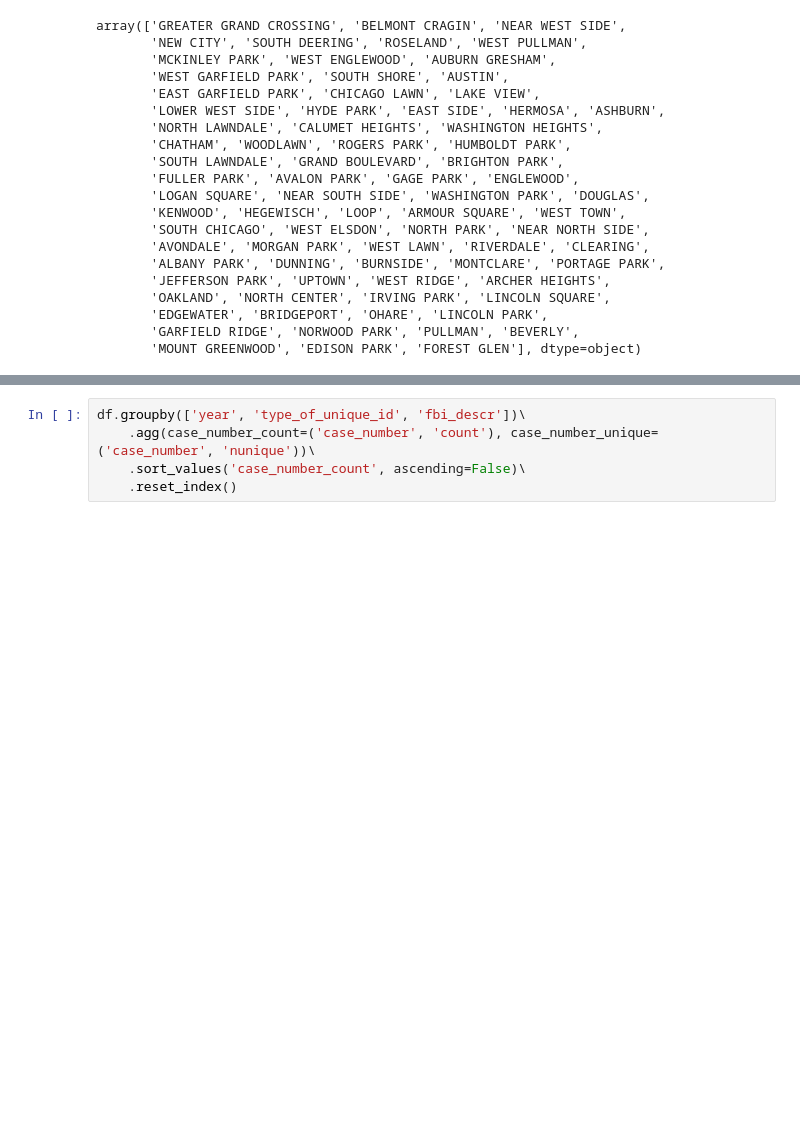
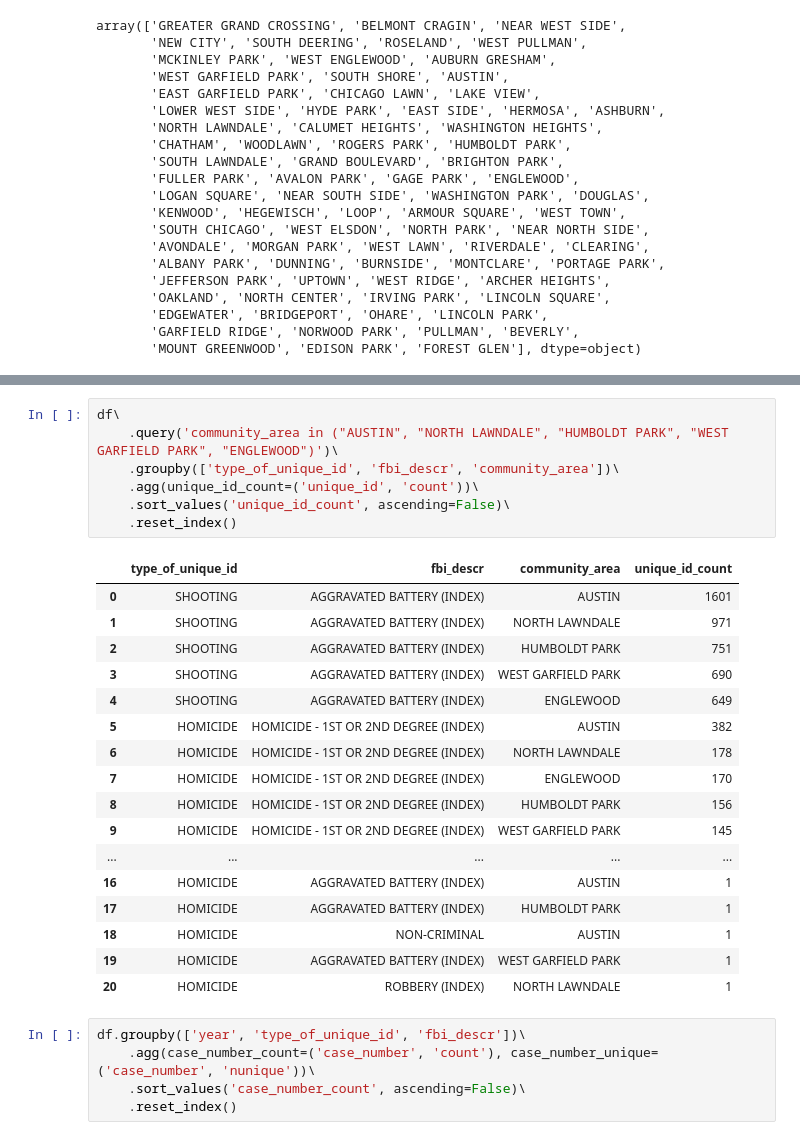
Before and after one commit to RomanD83/violence_reduction, a Jupyter notebook: vr.ipynb, the cells around one changed output, grey strips where cells are left out. Drawn from its saved outputs; the diff is of its cells as text; blank space fills up the shorter version.

```diff
--- a/vr.ipynb
+++ b/vr.ipynb
@@ -591,3 +564,28 @@ df\
+# %%
+df\
+    .query('community_area in ("AUSTIN", "NORTH LAWNDALE", "HUMBOLDT PARK", "WEST GARFIELD PARK", "ENGLEWOOD")')\
+    .groupby(['type_of_unique_id', 'fbi_descr', 'community_area'])\
+    .agg(unique_id_count=('unique_id', 'count'))\
+    .sort_values('unique_id_count', ascending=False)\
+    .reset_index()
+# %% [output]
+|  | type_of_unique_id | fbi_descr | community_area | unique_id_count |
+| 0 | SHOOTING | AGGRAVATED BATTERY (INDEX) | AUSTIN | 1601 |
+| 1 | SHOOTING | AGGRAVATED BATTERY (INDEX) | NORTH LAWNDALE | 971 |
+| 2 | SHOOTING | AGGRAVATED BATTERY (INDEX) | HUMBOLDT PARK | 751 |
+| 3 | SHOOTING | AGGRAVATED BATTERY (INDEX) | WEST GARFIELD PARK | 690 |
+| 4 | SHOOTING | AGGRAVATED BATTERY (INDEX) | ENGLEWOOD | 649 |
+| 5 | HOMICIDE | HOMICIDE - 1ST OR 2ND DEGREE (INDEX) | AUSTIN | 382 |
+| 6 | HOMICIDE | HOMICIDE - 1ST OR 2ND DEGREE (INDEX) | NORTH LAWNDALE | 178 |
+| 7 | HOMICIDE | HOMICIDE - 1ST OR 2ND DEGREE (INDEX) | ENGLEWOOD | 170 |
+| 8 | HOMICIDE | HOMICIDE - 1ST OR 2ND DEGREE (INDEX) | HUMBOLDT PARK | 156 |
+| 9 | HOMICIDE | HOMICIDE - 1ST OR 2ND DEGREE (INDEX) | WEST GARFIELD PARK | 145 |
+| ... | ... | ... | ... | ... |
+| 16 | HOMICIDE | AGGRAVATED BATTERY (INDEX) | AUSTIN | 1 |
+| 17 | HOMICIDE | AGGRAVATED BATTERY (INDEX) | HUMBOLDT PARK | 1 |
+| 18 | HOMICIDE | NON-CRIMINAL | AUSTIN | 1 |
+| 19 | HOMICIDE | AGGRAVATED BATTERY (INDEX) | WEST GARFIELD PARK | 1 |
+| 20 | HOMICIDE | ROBBERY (INDEX) | NORTH LAWNDALE | 1 |
 # %%
 df.groupby(['year', 'type_of_unique_id', 'fbi_descr'])\
     .agg(case_number_count=('case_number', 'count'), case_number_unique=('case_number', 'nunique'))\
```
Also changed, not shown: parts of 11 cells of this notebook.
